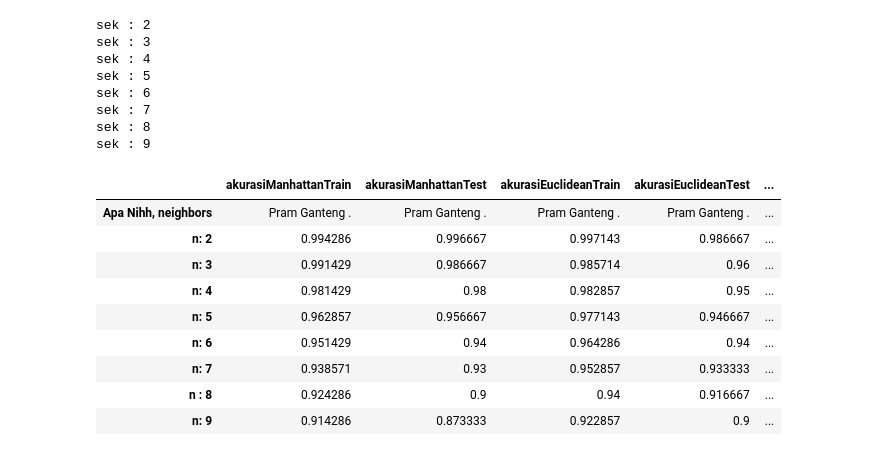
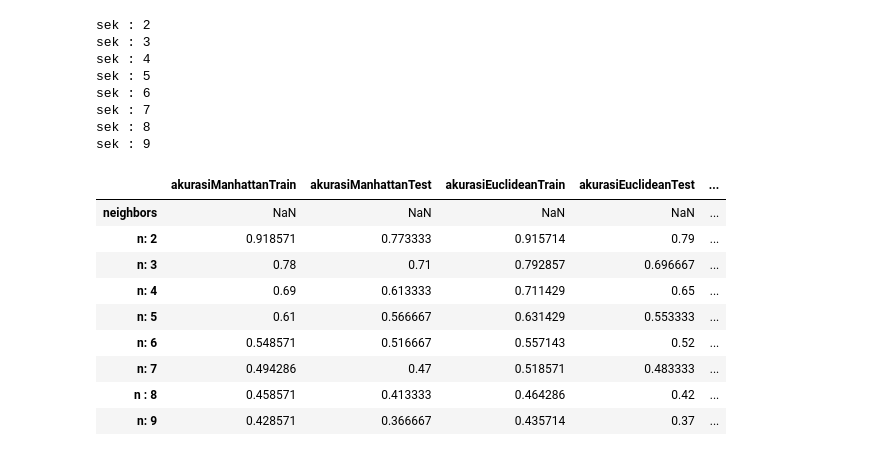
Before and after one commit to Xwyzworms/Tubes-SistemCerdas, a Jupyter notebook: KNN/Tuman.ipynb, the cells around one changed output. Cells and saved outputs as stored; diff of their text form; code cells hidden in the pictures.

```diff
--- a/KNN/Tuman.ipynb
+++ b/KNN/Tuman.ipynb
@@ -129,19 +130,19 @@ for i in range(2,10,1):
     x_predicted["euclidean"] = np.nan
     x_predicted["minkowski"] = np.nan
     knnOBJ = KNN(i)
-    knnOBJ.fit(np.array(x_train,dtype=np.float32), np.array(y_train,dtype=np.float32))
-    ypred = knnOBJ.predict(np.array(x_train,dtype=np.float32))
+    knnOBJ.fit(np.array(x_train.iloc[:,1:],dtype=np.float32), np.array(y_train,dtype=np.float32))
+    ypred = knnOBJ.predict(np.array(x_train.iloc[:,1:],dtype=np.float32))
 
     x_predicted["minkowski"] = ypred[:,0]
     x_predicted["manhattan"] = ypred[:,1]
     x_predicted["euclidean"] = ypred[:,2]
-    ypred = knnOBJ.predict(np.array(x_train,dtype=np.float32))
+    ypred = knnOBJ.predict(np.array(x_train.iloc[:,1:],dtype=np.float32))
 
     dfResult.loc[i - 1,'akurasiManhattanTrain'] = getAcc(y_train,ypred[:,2])
     dfResult.loc[i - 1, "akurasiEuclideanTrain"] = getAcc(y_train,ypred[:,1])
     dfResult.loc[i - 1,"akurasiMinkowskiTrain"] = getAcc(y_train,ypred[:,0])
 
-    y_predTest = knnOBJ.predict(np.array(x_test,dtype=np.float32))
+    y_predTest = knnOBJ.predict(np.array(x_test.iloc[:,1:],dtype=np.float32))
     dfResult.loc[i - 1,"akurasiManhattanTest"] = getAcc(y_test,y_predTest[:,2])
     dfResult.loc[i - 1,"akurasiEuclideanTest"]= getAcc(y_test,y_predTest[:,1])
     dfResult.loc[i - 1,"akurasiMinkowskiTest"] = getAcc(y_test,y_predTest[:,0])
@@ -155,23 +156,23 @@ sek : 7
 sek : 8
 sek : 9
 # %%
-dfResult.index=["Apa Nihh, neighbors","n: 2",
+dfResult.index=["neighbors","n: 2",
                "n: 3","n: 4","n: 5",
                "n: 6", "n: 7", "n : 8","n: 9" ]
 # %%
-dfResult.fillna("Pram Ganteng .",inplace=True)
+#dfResult.fillna("Pram Ganteng .",inplace=True)
 dfResult
 # %% [output]
 |  | akurasiManhattanTrain | akurasiManhattanTest | akurasiEuclideanTrain | akurasiEuclideanTest | ... |
-| Apa Nihh, neighbors | Pram Ganteng . | Pram Ganteng . | Pram Ganteng . | Pram Ganteng . | ... |
-| n: 2 | 0.994286 | 0.996667 | 0.997143 | 0.986667 | ... |
-| n: 3 | 0.991429 | 0.986667 | 0.985714 | 0.96 | ... |
-| n: 4 | 0.981429 | 0.98 | 0.982857 | 0.95 | ... |
-| n: 5 | 0.962857 | 0.956667 | 0.977143 | 0.946667 | ... |
-| n: 6 | 0.951429 | 0.94 | 0.964286 | 0.94 | ... |
-| n: 7 | 0.938571 | 0.93 | 0.952857 | 0.933333 | ... |
-| n : 8 | 0.924286 | 0.9 | 0.94 | 0.916667 | ... |
-| n: 9 | 0.914286 | 0.873333 | 0.922857 | 0.9 | ... |
+| neighbors | NaN | NaN | NaN | NaN | ... |
+| n: 2 | 0.918571 | 0.773333 | 0.915714 | 0.79 | ... |
+| n: 3 | 0.78 | 0.71 | 0.792857 | 0.696667 | ... |
+| n: 4 | 0.69 | 0.613333 | 0.711429 | 0.65 | ... |
+| n: 5 | 0.61 | 0.566667 | 0.631429 | 0.553333 | ... |
+| n: 6 | 0.548571 | 0.516667 | 0.557143 | 0.52 | ... |
+| n: 7 | 0.494286 | 0.47 | 0.518571 | 0.483333 | ... |
+| n : 8 | 0.458571 | 0.413333 | 0.464286 | 0.42 | ... |
+| n: 9 | 0.428571 | 0.366667 | 0.435714 | 0.37 | ... |
 # %%
 import seaborn as sns
 import matplotlib.pyplot as plt
```
Also changed, not shown: parts of 9 cells of this notebook.
